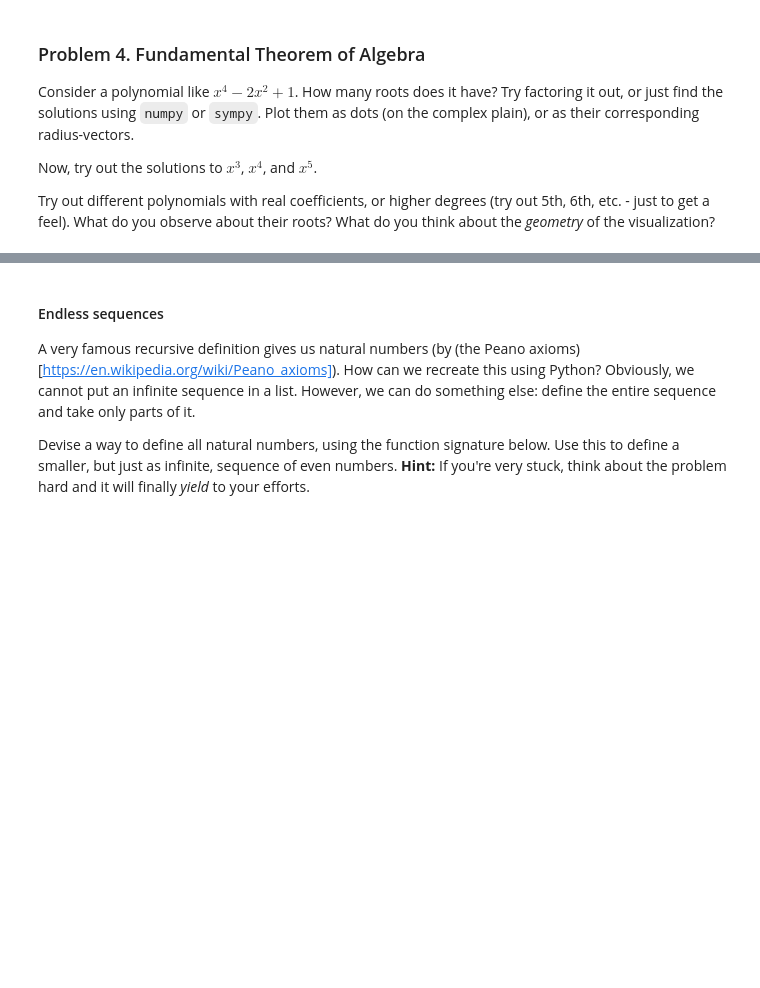
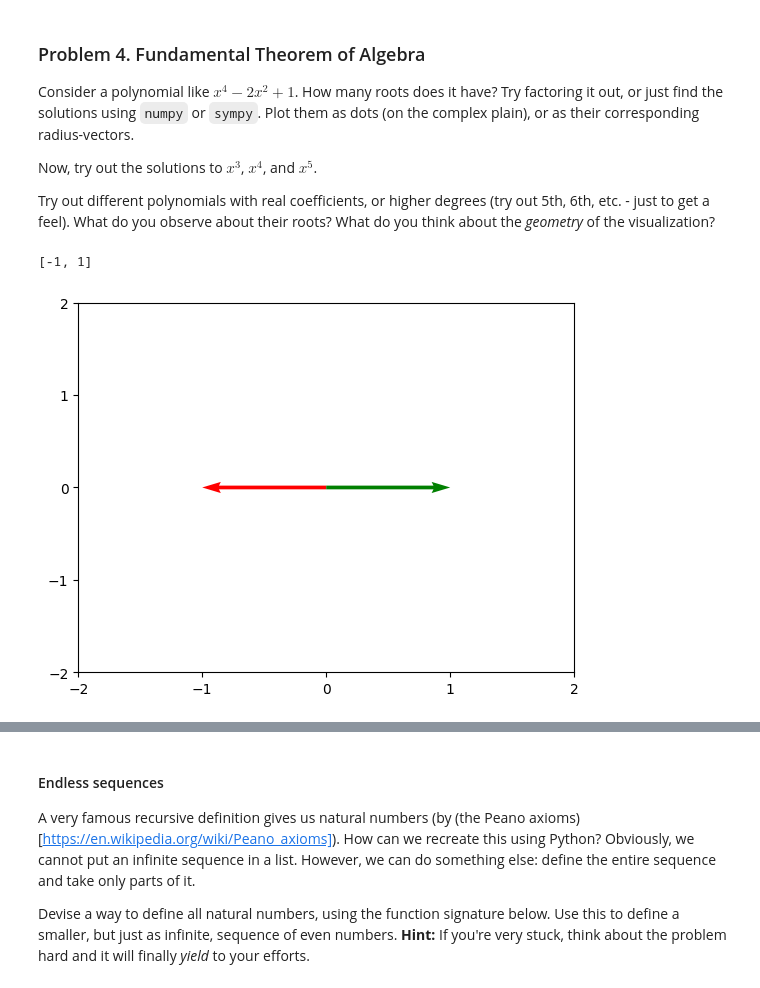
Before and after one commit to VladoDev03/math-concepts-for-developers-softuni, a Jupyter notebook: 02-basic-algebra/Basic Algebra Exercise.ipynb, the cells around one changed output, grey strips where cells are left out. Saved outputs shown, nothing was run; the diff lists cells and outputs as text; code cells hidden in the pictures; blank space fills up the shorter version.

```diff
--- a/02-basic-algebra/Basic Algebra Exercise.ipynb
+++ b/02-basic-algebra/Basic Algebra Exercise.ipynb
@@ -389,3 +395,19 @@ Consider a polynomial like $x^4 - 2x^2 + 1$. How many roots does it have? Try fa
 Now, try out the solutions to $x^3$, $x^4$, and $x^5$.
 
 Try out different polynomials with real coefficients, or higher degrees (try out 5th, 6th, etc. - just to get a feel). What do you observe about their roots? What do you think about the _geometry_ of the visualization?
+# %%
+def solve_complex(polynomial):
+    solutions = sp.solve(polynomial)
+    solutions_complex = [complex(sol.evalf()) for sol in solutions]
+
+    return solutions_complex
+# %%
+x = sp.symbols("x")
+sp.solve(x ** 4 - 2 * x ** 2 + 1)
+# %% [output]
+[-1, 1]
+# %%
+solutions = solve_complex(x ** 2 - 1)
+plot_complex_numbers(solutions, colors = ["red", "green"])
+# %% [output]
+[figure, added]
```
Also changed, not shown: parts of 28 cells of this notebook, 2 other files.
